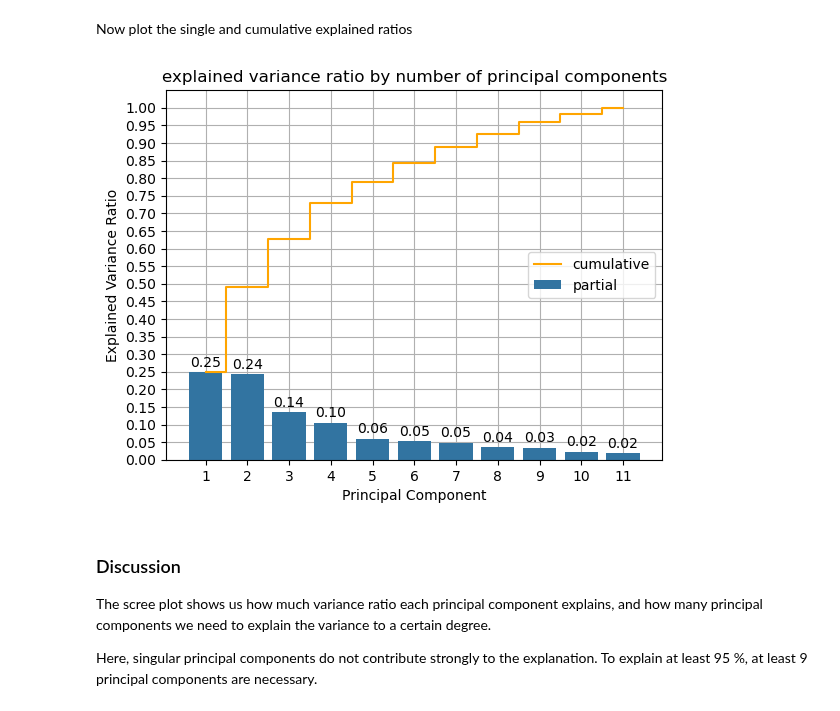
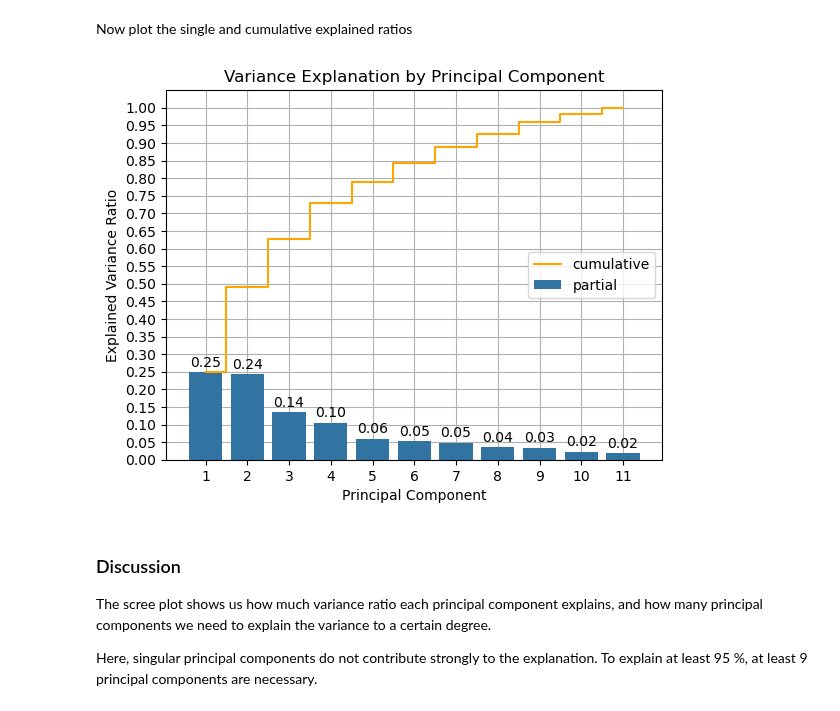
Before and after one commit to MarcoAigner/Machine-Learning-Practical, a Jupyter notebook: project_3/phase_1.ipynb, the cells around one changed output. Saved outputs shown, nothing was run; the diff lists cells and outputs as text; code cells hidden in the pictures.

```diff
--- a/project_3/phase_1.ipynb
+++ b/project_3/phase_1.ipynb
@@ -56,8 +52,8 @@ One-Hot-Encoding could enable PCA for e.g. binary variables but could also intro
 
 Therefore, drop the column 'Sex':
 # %%
-data.drop(columns=['Sex'], inplace=True)
-data.head(4)
+df.drop(columns=['Sex'], inplace=True)
+df.head(4)
 # %% [output]
 |  | Age | ALB | ALP | ALT | AST | BIL | CHE | CHOL | CREA | GGT | PROT |
 | 0 | 32 | 38.5 | 52.5 | 7.7 | 22.1 | 7.5 | 6.93 | 3.23 | 106.0 | 12.1 | 69.0 |
@@ -120,8 +74,8 @@ Most features (ALB, ALT, AST, BIL, CHOL, GGT and PROT) roughly follow normal dis
 Standardize the features to zero mean and unit variance using a robust scaling approach to control for the effect of outliers and different scales:
 # %%
 scaler = RobustScaler() # instantiate scaler
-data_scaled_np = scaler.fit_transform(data) # fit the scaler create scaled data
-data_scaled = pd.DataFrame(data_scaled_np, columns=data.columns) # transform ndarray to DataFrame
+scaler.set_output(transform='pandas')
+df_scaled = scaler.fit_transform(df) # fit the scaler create scaled data
 # %% [markdown]
 Inspect the scaled features:
 # %%
@@ -143,8 +97,8 @@ N_COMPONENTS = 11
 pca = PCA(n_components=N_COMPONENTS)
 # %%
 # create principal components using the scaled data
-data_pca = pca.fit_transform(X=data_scaled)
-data_pca = pd.DataFrame(data_pca)
+pca.set_output(transform='pandas')
+df_pca = pca.fit_transform(X=df_scaled)
 # %% [markdown]
 Principal components are sorted by the degree to which they explain the target's variance (highest to lowest).
 
@@ -188,44 +127,13 @@ def cumulative_explained_ratio(pca: PCA):
 # %% [markdown]
 Now plot the single and cumulative explained ratios
-# %%
-def scree_plot(ax: plt.axes, pca: PCA, title:str=None):
-    # calculate the cumulative explained ratio
-    explained_ratio = cumulative_explained_ratio(pca)
-
-    # plots
-    barplot = sns.barplot(pca.explained_variance_ratio_, ax=ax, label='partial')
-    lineplot = sns.lineplot(explained_ratio ,ax=ax, drawstyle='steps-mid', color='orange', label='cumulative')
-
-    # labels
-    ax.set_ylabel('Explained Variance Ratio')
-    ax.set_xlabel('Principal Component')
-
-    # grid
-    ax.grid()
-    ax.set_axisbelow(True)
-
-    # legend
-    ax.legend(loc='center right')
-
-    # axes
-    ax.set_yticks(np.linspace(0, 1, 21)) # steps of five on y-axis
-    ax.set_xticks(range(0,11), range(1,12,1))
-
-    # set a title
-    ax.set_title(title)
-
-    # display the values
-    barplot.bar_label(ax.containers[0], fmt='{0:.2f}', padding=2)
-
-    return ax
 # %%
 fig, ax = plt.subplots()
 
-scree_plot(ax, pca, title='explained variance ratio by number of principal components')
+plot_scree = scree_plot(ax=ax, pca=pca, title='Variance Explanation by Principal Component')
 
 plt.show()
 # %% [output]
-[figure, old version]
+[figure, new version]
 # %% [markdown]
 ### Discussion
 The scree plot shows us how much variance ratio each principal component explains, and how many principal components we need to explain the variance to a certain degree.
```
Also changed, not shown: parts of 14 cells of this notebook, 2 other files.
